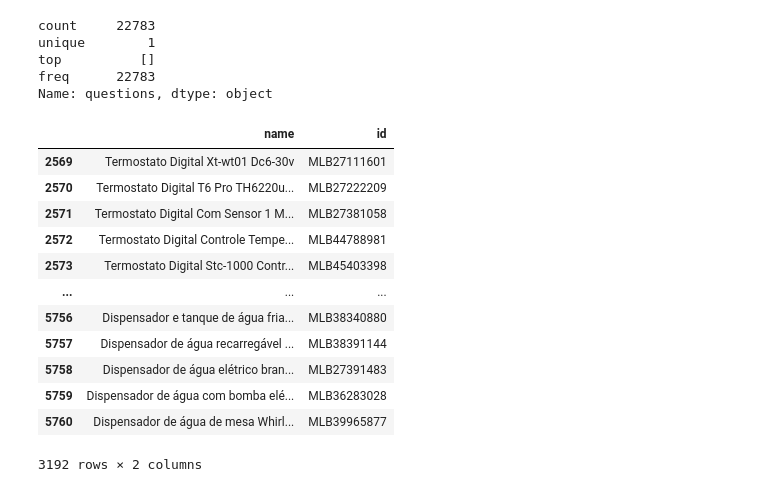
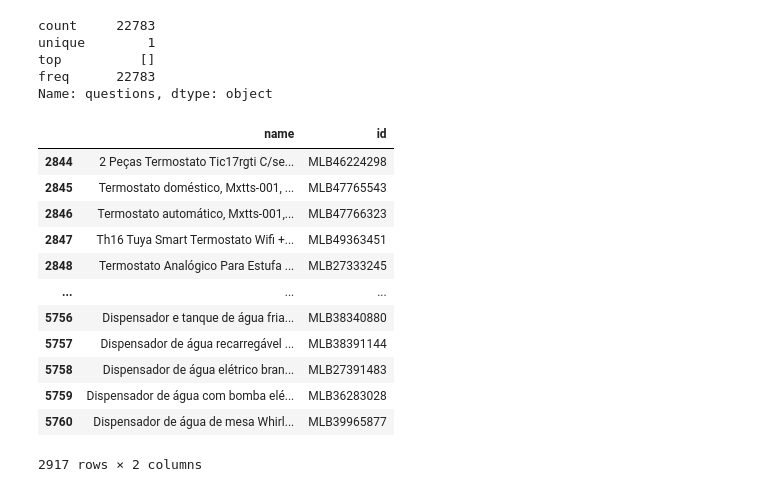
Before and after one commit to JBradachi/tp-nlp, a Jupyter notebook: trabalhoNLP_1.ipynb, the cells around one changed output. Drawn from its saved outputs; the diff is of its cells as text; code cells hidden in the pictures.

```diff
--- a/trabalhoNLP_1.ipynb
+++ b/trabalhoNLP_1.ipynb
@@ -471,23 +471,23 @@ for item in lista_item_ID:
 # %%
 df_características = pd.read_csv("caracteristicas.csv")
 df_sem_duplicatas = df_características.drop_duplicates().reset_index(drop=True)
 # 236
-lista_nomes = df_sem_duplicatas[["name", "id"]].iloc[2569:5761]
+lista_nomes = df_sem_duplicatas[["name", "id"]].iloc[2844:5761]
 lista_nomes
 # %% [output]
 |  | name | id |
-| 2569 | Termostato Digital Xt-wt01 Dc6-30v | MLB27111601 |
-| 2570 | Termostato Digital T6 Pro TH6220u... | MLB27222209 |
-| 2571 | Termostato Digital Com Sensor 1 M... | MLB27381058 |
-| 2572 | Termostato Digital Controle Tempe... | MLB44788981 |
-| 2573 | Termostato Digital Stc-1000 Contr... | MLB45403398 |
+| 2844 | 2 Peças Termostato Tic17rgti C/se... | MLB46224298 |
+| 2845 | Termostato doméstico, Mxtts-001, ... | MLB47765543 |
+| 2846 | Termostato automático, Mxtts-001,... | MLB47766323 |
+| 2847 | Th16 Tuya Smart Termostato Wifi +... | MLB49363451 |
+| 2848 | Termostato Analógico Para Estufa ... | MLB27333245 |
 | ... | ... | ... |
 | 5756 | Dispensador e tanque de água fria... | MLB38340880 |
 | 5757 | Dispensador de água recarregável ... | MLB38391144 |
 | 5758 | Dispensador de água elétrico bran... | MLB27391483 |
 | 5759 | Dispensador de água com bomba elé... | MLB36283028 |
 | 5760 | Dispensador de água de mesa Whirl... | MLB39965877 |
-3192 rows × 2 columns
+2917 rows × 2 columns
 # %%
 # não há perguntas nem avaliações??
 
```
Also changed, not shown: parts of 1 cell of this notebook, 3 other files.
